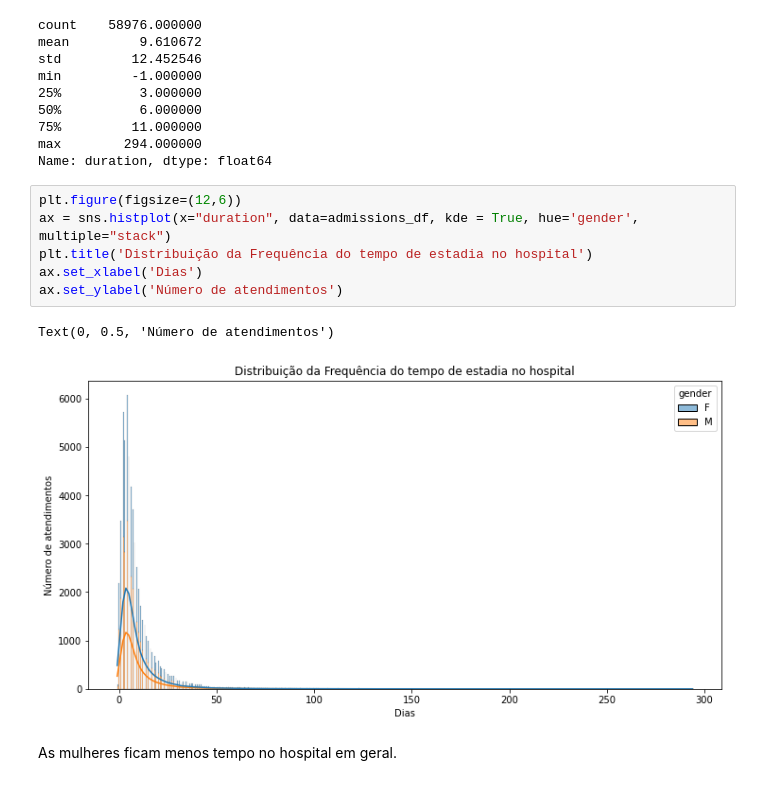
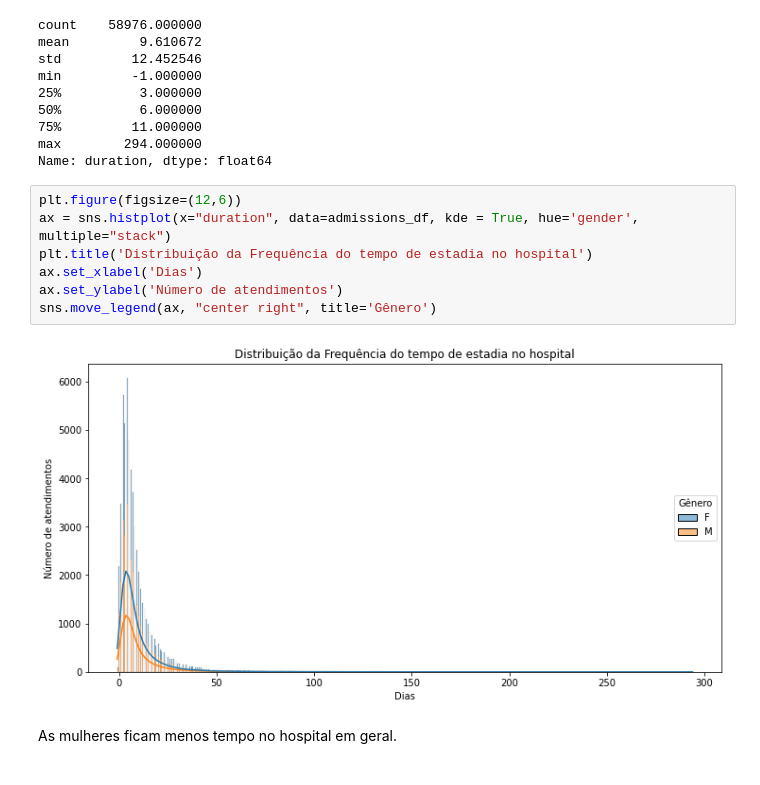
Before and after one commit to camila-cg/mimic-3, a Jupyter notebook: análise-exploratória.ipynb, the cells around one changed output. Saved outputs shown, nothing was run; the diff lists cells and outputs as text.

```diff
--- a/análise-exploratória.ipynb
+++ b/análise-exploratória.ipynb
@@ -510,12 +516,12 @@ Name: duration, dtype: float64
 # %%
 plt.figure(figsize=(12,6))
 ax = sns.histplot(x="duration", data=admissions_df, kde = True, hue='gender', multiple="stack")
 plt.title('Distribuição da Frequência do tempo de estadia no hospital')
 ax.set_xlabel('Dias')
 ax.set_ylabel('Número de atendimentos')
+sns.move_legend(ax, "center right", title='Gênero')
 # %% [output]
-Text(0, 0.5, 'Número de atendimentos')
-[figure, old version]
+[figure, new version]
 # %% [markdown]
 As mulheres ficam menos tempo no hospital em geral.
 # %% [markdown]
```
Also changed, not shown: parts of 11 cells of this notebook.
